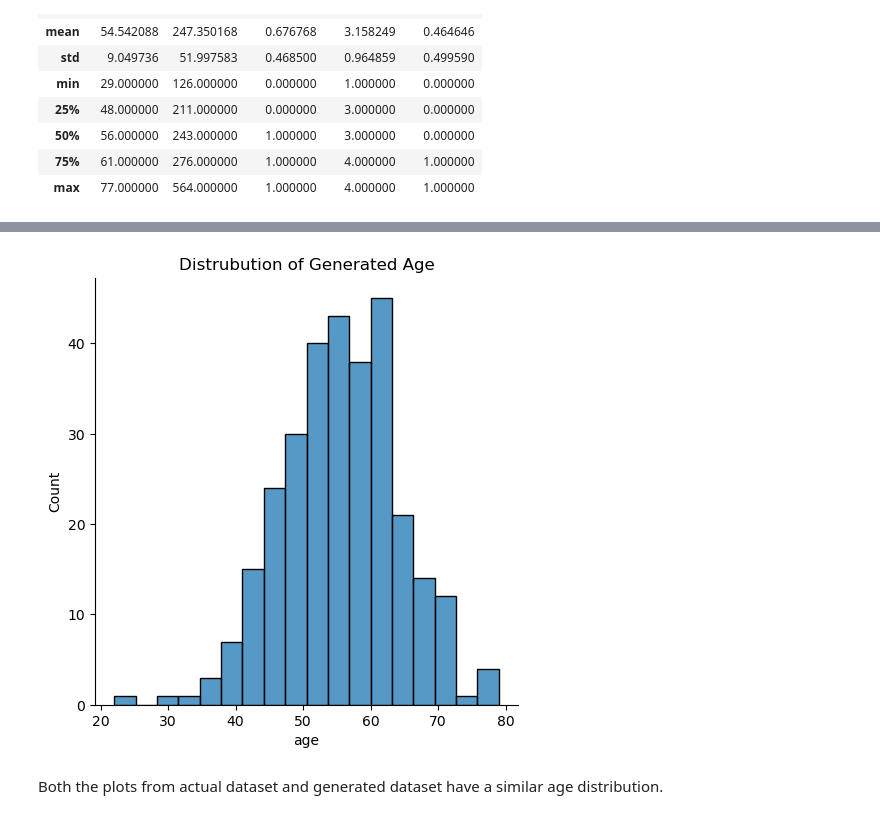
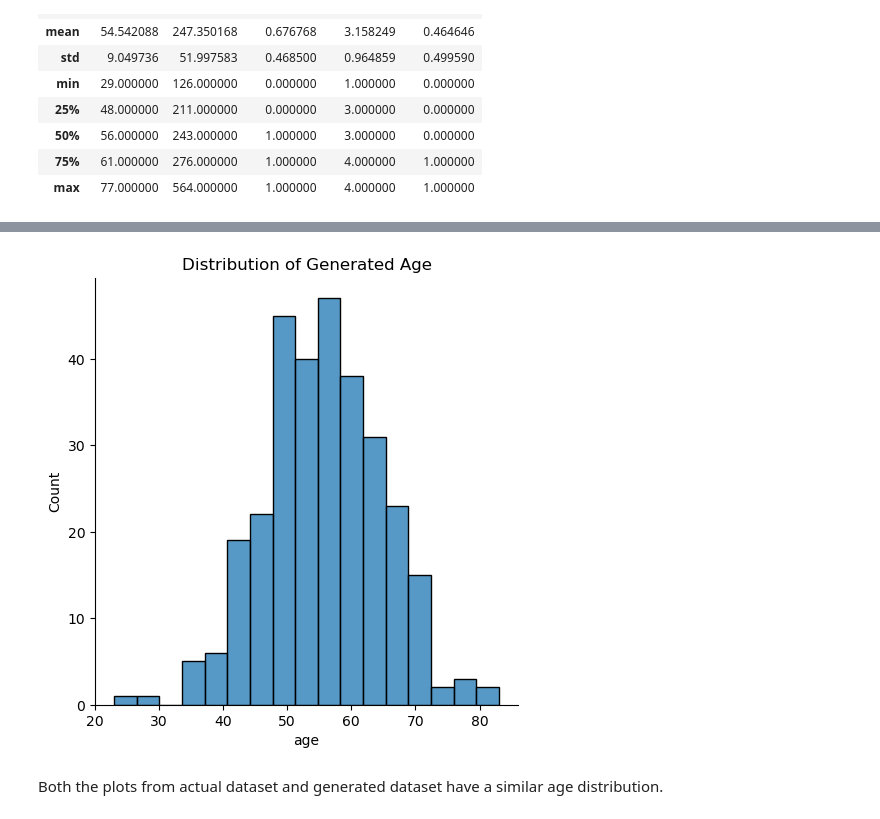
Before and after one commit to frankquinn89/PROGRAMMING_FOR_DATA_ANALYSIS, a Jupyter notebook: project.ipynb, the cells around one changed output, grey strips where cells are left out. Saved outputs shown, nothing was run; the diff lists cells and outputs as text; code cells hidden in the pictures.

```diff
--- a/project.ipynb
+++ b/project.ipynb
@@ -127,24 +121,21 @@ Now, let's try to generate a normal age distribution. Earlier we looked at the s
 # %%
-# Set a seed to ensure consistency in generating data
-np.random.seed(6)
-
 # Generate age based on the stats of the existing data
 # We will generate 300 data points which is similar total to existing dataset
 generate_age = np.random.normal(55,9,300)
 
-# Apply the generated age to our geenrated dataset.
+# Apply the generated age to our generated dataset.
 # we want to round age for plotting
 gen_data['age'] = generate_age.round(0)
 
-# ensure it matches datatype in
-gen_data.age = gen_data.age.astype('float64')
+# ensure the column matches datatype in original dataset
+gen_data['age'] = gen_data.age.astype('float64')
 
 
 sb.displot(gen_data['age'])
-mplot.title("Distrubution of Generated Age")
+mplot.title("Distribution of Generated Age")
 mplot.show()
 # %% [output]
-[figure, old version]
+[figure, new version]
 # %% [markdown]
 Both the plots from actual dataset and generated dataset have a similar age distribution.
 # %% [markdown]
```
Also changed, not shown: parts of 25 cells of this notebook.
